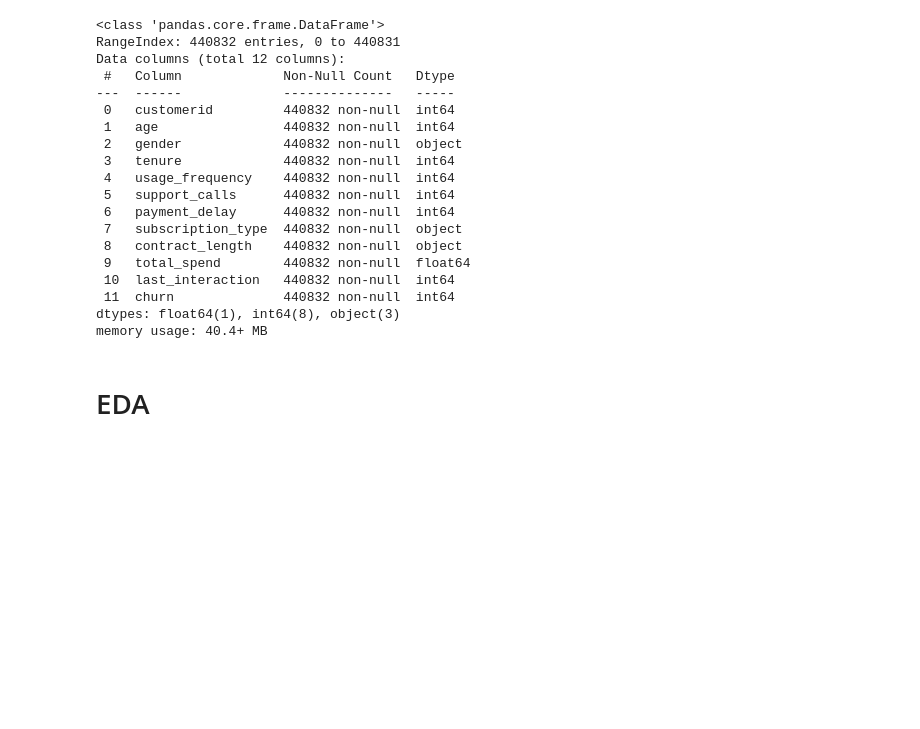
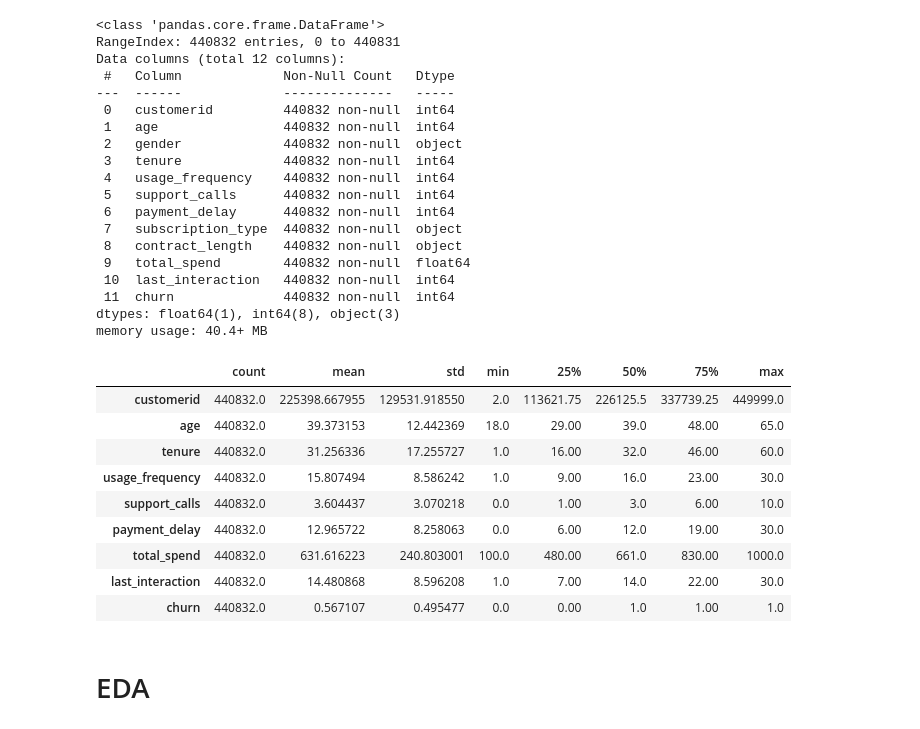
Before and after one commit to FTDS-assignment-bay/p2-final-project-ftds-033-rmt-group-002, a Jupyter notebook: model_predict.ipynb, the cells around one changed output. Cells and saved outputs as stored; diff of their text form; code cells hidden in the pictures; blank space fills up the shorter version.

```diff
--- a/model_predict.ipynb
+++ b/model_predict.ipynb
@@ -83,6 +83,19 @@ Data columns (total 12 columns):
  11  churn              440832 non-null  int64
 dtypes: float64(1), int64(8), object(3)
 memory usage: 40.4+ MB
+# %%
+df.describe().T
+# %% [output]
+|  | count | mean | std | min | 25% | 50% | 75% | max |
+| customerid | 440832.0 | 225398.667955 | 129531.918550 | 2.0 | 113621.75 | 226125.5 | 337739.25 | 449999.0 |
+| age | 440832.0 | 39.373153 | 12.442369 | 18.0 | 29.00 | 39.0 | 48.00 | 65.0 |
+| tenure | 440832.0 | 31.256336 | 17.255727 | 1.0 | 16.00 | 32.0 | 46.00 | 60.0 |
+| usage_frequency | 440832.0 | 15.807494 | 8.586242 | 1.0 | 9.00 | 16.0 | 23.00 | 30.0 |
+| support_calls | 440832.0 | 3.604437 | 3.070218 | 0.0 | 1.00 | 3.0 | 6.00 | 10.0 |
+| payment_delay | 440832.0 | 12.965722 | 8.258063 | 0.0 | 6.00 | 12.0 | 19.00 | 30.0 |
+| total_spend | 440832.0 | 631.616223 | 240.803001 | 100.0 | 480.00 | 661.0 | 830.00 | 1000.0 |
+| last_interaction | 440832.0 | 14.480868 | 8.596208 | 1.0 | 7.00 | 14.0 | 22.00 | 30.0 |
+| churn | 440832.0 | 0.567107 | 0.495477 | 0.0 | 0.00 | 1.0 | 1.00 | 1.0 |
 # %% [markdown]
 # EDA
 # %% [markdown]
```
Also changed, not shown: 4 other files.
